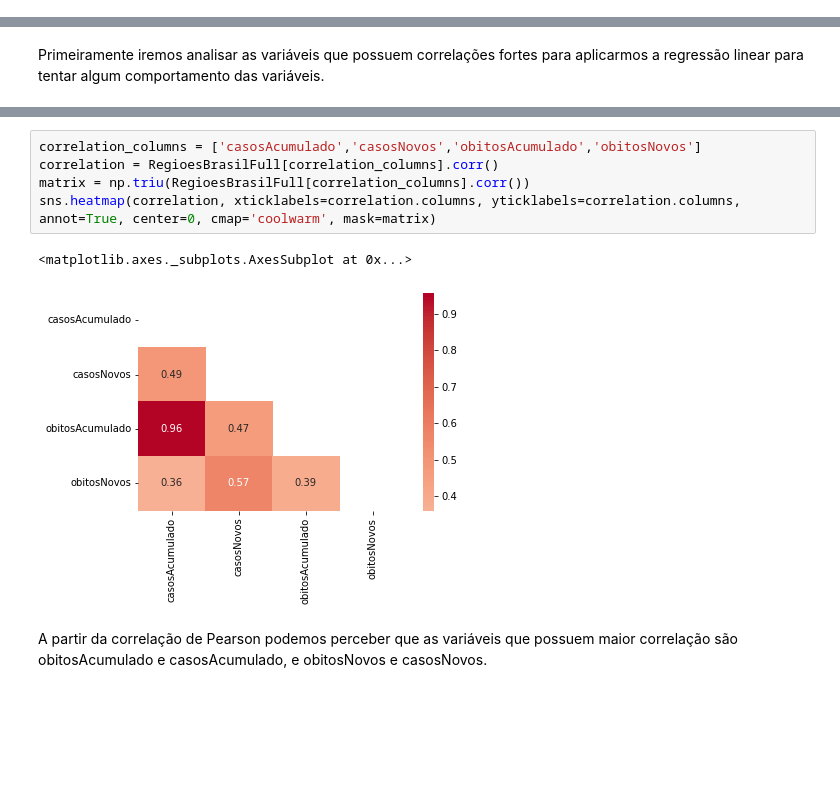
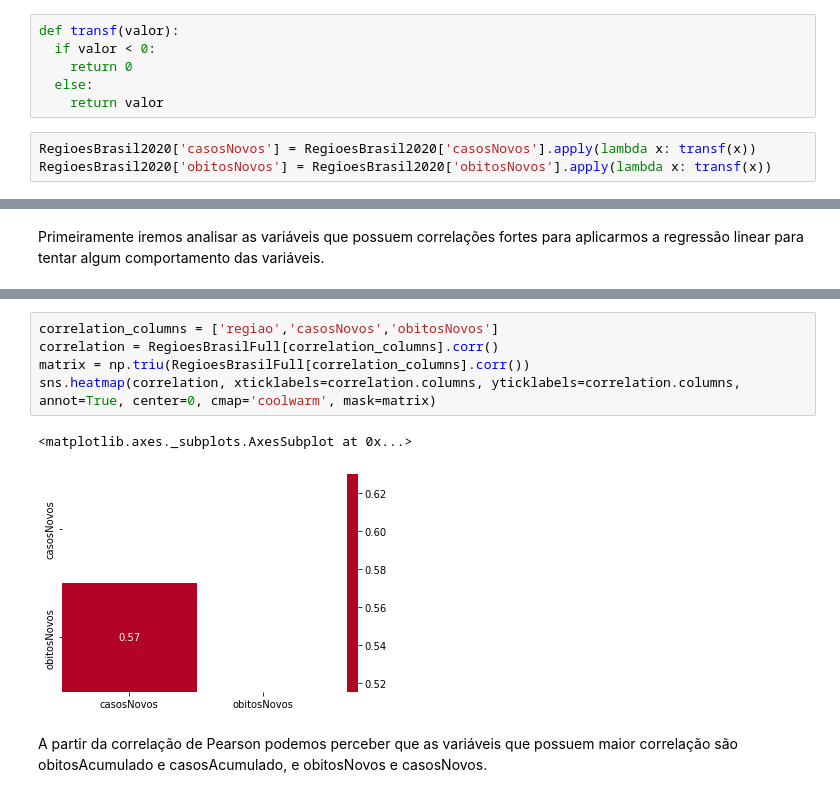
Before and after one commit to GabriellMiranda/TP-Dados-Analise-de-dados-de-covid, a Jupyter notebook: Trabalho_de_Dados.ipynb, the cells around one changed output, grey strips where cells are left out. Saved outputs shown, nothing was run; the diff lists cells and outputs as text; blank space fills up the shorter version.

Commit message:
Retirando valores nulos dos casos novos e obitos novos, plotando gráficos das relações entre os casos novos, obitos novos, casos acumulados e obitos acumulados.

```diff
--- a/Trabalho_de_Dados.ipynb
+++ b/Trabalho_de_Dados.ipynb
@@ -235,0 +245,9 @@ RegioesBrasil2022 = covid2022[covid2022['regiao'] != 'Brasil']
+# %%
+def transf(valor):
+  if valor < 0:
+    return 0
+  else:
+    return valor
+# %%
+RegioesBrasil2020['casosNovos'] = RegioesBrasil2020['casosNovos'].apply(lambda x: transf(x))
+RegioesBrasil2020['obitosNovos'] = RegioesBrasil2020['obitosNovos'].apply(lambda x: transf(x))
@@ -1033,11 +1099,11 @@ Primeiramente iremos analisar as variáveis que possuem correlações fortes par
 # %%
-correlation_columns = ['casosAcumulado','casosNovos','obitosAcumulado','obitosNovos']
+correlation_columns = ['regiao','casosNovos','obitosNovos']
 correlation = RegioesBrasilFull[correlation_columns].corr()
 matrix = np.triu(RegioesBrasilFull[correlation_columns].corr())
 sns.heatmap(correlation, xticklabels=correlation.columns, yticklabels=correlation.columns, annot=True, center=0, cmap='coolwarm', mask=matrix)
 # %% [output]
 <matplotlib.axes._subplots.AxesSubplot at 0x...>
-[figure, old version]
+[figure, new version]
 # %% [markdown]
 A partir da correlação de Pearson podemos perceber que as variáveis que possuem maior correlação são obitosAcumulado e casosAcumulado, e obitosNovos e casosNovos.
 # %% [markdown]
```
Also changed, not shown: parts of 32 cells of this notebook.
